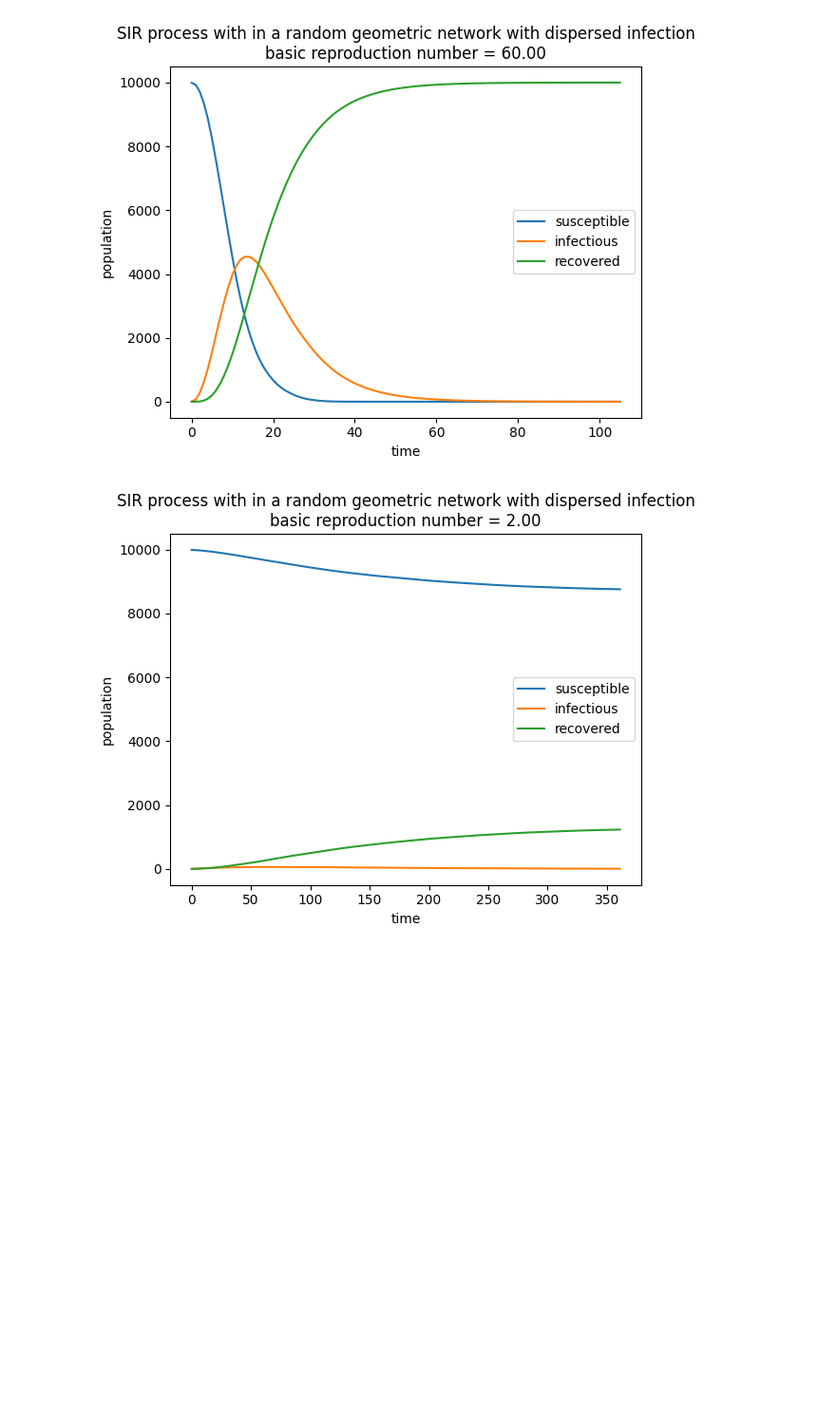
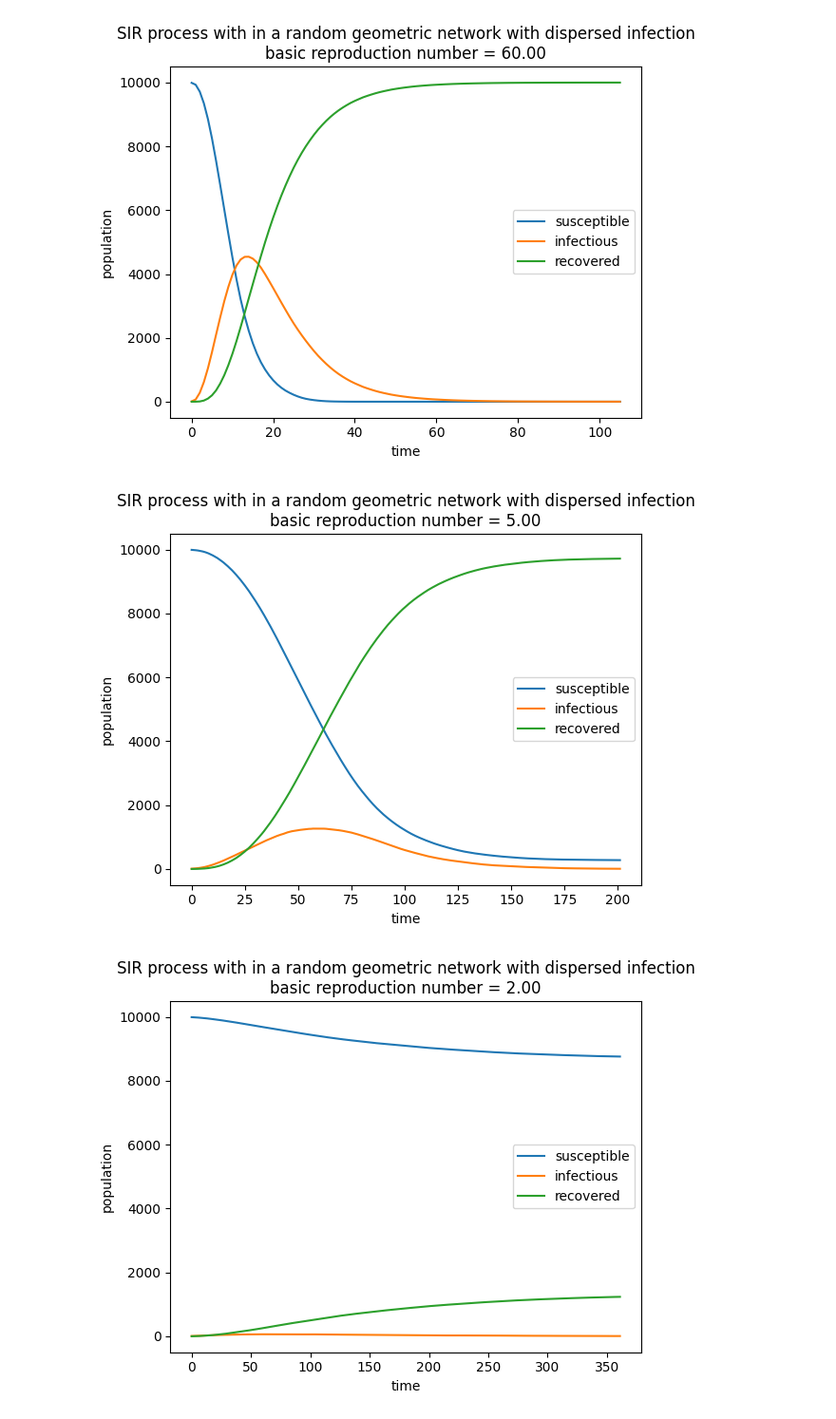
Before and after one commit to ChloeYiu/Network-Friendship-Disease, a Jupyter notebook: final_report.ipynb, the cells around one changed output. Shown at 95% size. Cells and saved outputs as stored; diff of their text form; code cells hidden in the pictures; blank space fills up the shorter version.

```diff
--- a/final_report.ipynb
+++ b/final_report.ipynb
@@ -219,6 +220,39 @@ plt.ylabel("population")
 plt.show()
 # %% [output]
 [figure]
+# %%
+# Averaged sample
+Sd_m, Id_m, Rd_m = np.zeros(max_size), np.zeros(max_size), np.zeros(max_size)
+avg_idx_m = 0
+for _ in range(sample_size):
+    rgg = nx.random_geometric_graph(num_nodes, radius, pos={i: nodes_positions[i] for i in range(num_nodes)})
+    disperse_rgg = Infectious_Network(rgg, infection_probability_mid, recovery_probability, initial_infection, False)
+    S, I, R = disperse_rgg.increment_till_extinction()
+    avg_idx_m += len(S)
+    Sd_m += append_till_length(S)
+    Id_m += append_till_length(I)
+    Rd_m += append_till_length(R)
+
+Sd_m /= sample_size
+Id_m /= sample_size
+Rd_m /= sample_size
+avg_idx_m /= sample_size
+avg_idx_m = int(avg_idx_m)
+
+Sd_m, Id_m, Rd_m = Sd_m[:avg_idx_m], Id_m[:avg_idx_m], Rd_m[:avg_idx_m]
+# %%
+time = np.arange(0, len(Sd_m), 1)
+plt.plot(time, Sd_m, label="susceptible")
+plt.plot(time, Id_m, label="infectious")
+plt.plot(time, Rd_m, label="recovered")
+plt.legend()
+plt.title(f"SIR process with in a random geometric network with dispersed infection" +
+          f"\nbasic reproduction number = {find_basic_reproduction_number(infection_probability_mid, recovery_probability):.2f}")
+plt.xlabel("time")
+plt.ylabel("population")
+plt.show()
+# %% [output]
+[figure, added]
 # %%
 # Averaged sample
 Sd_2, Id_2, Rd_2 = np.zeros(max_size), np.zeros(max_size), np.zeros(max_size)
```
Also changed, not shown: parts of 14 cells of this notebook, 1 other file.
